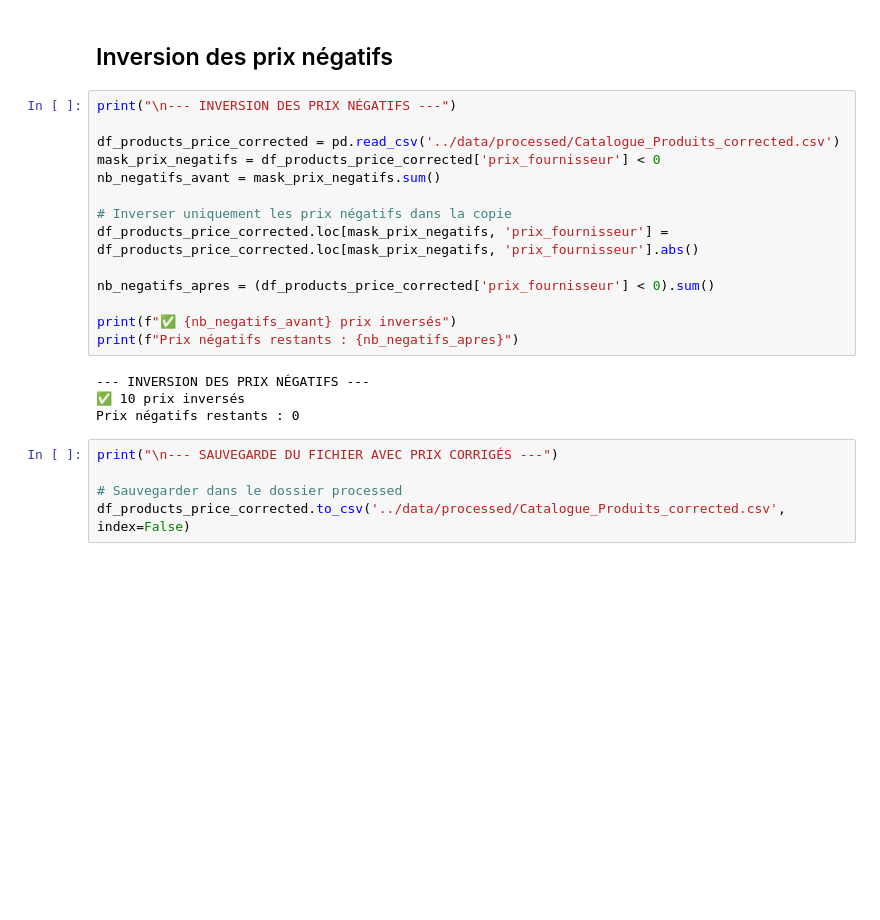
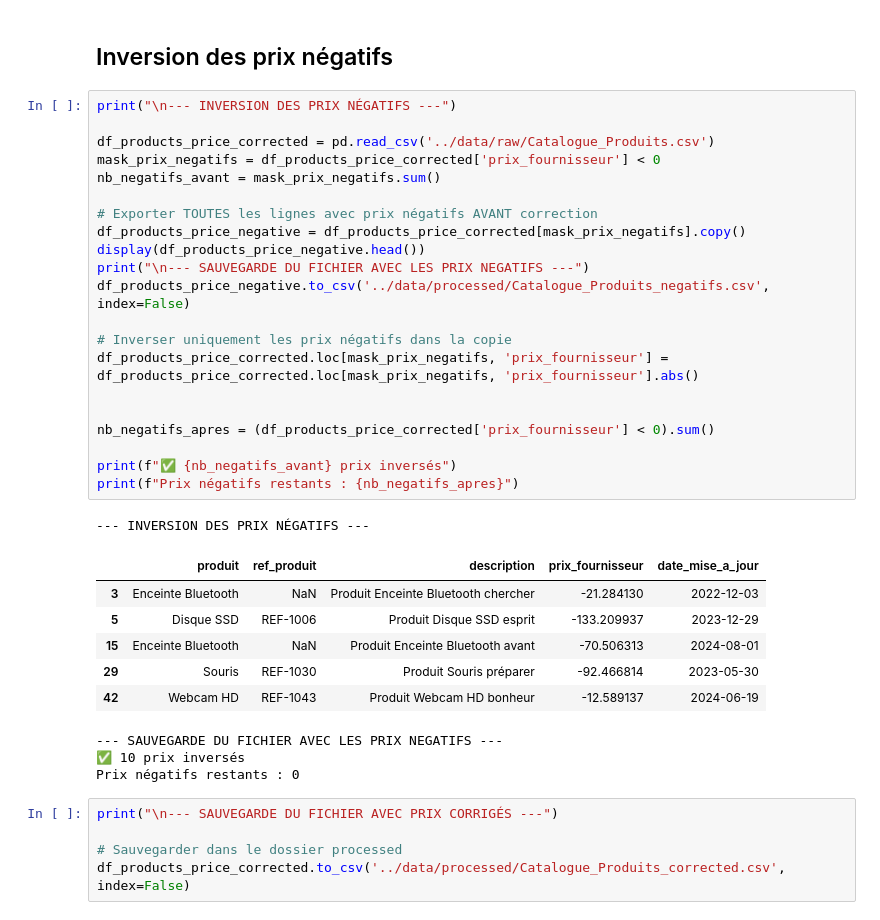
Before and after one commit to Kromaric/data_managment, a Jupyter notebook: notebooks/analyse_produits.ipynb, the cells around one changed output. Drawn from its saved outputs; the diff is of its cells as text; blank space fills up the shorter version.

```diff
--- a/notebooks/analyse_produits.ipynb
+++ b/notebooks/analyse_produits.ipynb
@@ -265,21 +265,35 @@ df_products_index_corrected.to_csv('../data/processed/Catalogue_Produits_correct
 # %%
 print("\n--- INVERSION DES PRIX NÉGATIFS ---")
 
-df_products_price_corrected = pd.read_csv('../data/processed/Catalogue_Produits_corrected.csv')
+df_products_price_corrected = pd.read_csv('../data/raw/Catalogue_Produits.csv')
 mask_prix_negatifs = df_products_price_corrected['prix_fournisseur'] < 0
 nb_negatifs_avant = mask_prix_negatifs.sum()
 
+# Exporter TOUTES les lignes avec prix négatifs AVANT correction
+df_products_price_negative = df_products_price_corrected[mask_prix_negatifs].copy()
+display(df_products_price_negative.head())
+print("\n--- SAUVEGARDE DU FICHIER AVEC LES PRIX NEGATIFS ---")
+df_products_price_negative.to_csv('../data/processed/Catalogue_Produits_negatifs.csv', index=False)
+
 # Inverser uniquement les prix négatifs dans la copie
 df_products_price_corrected.loc[mask_prix_negatifs, 'prix_fournisseur'] = df_products_price_corrected.loc[mask_prix_negatifs, 'prix_fournisseur'].abs()
+
 
 nb_negatifs_apres = (df_products_price_corrected['prix_fournisseur'] < 0).sum()
 
 print(f"✅ {nb_negatifs_avant} prix inversés")
 print(f"Prix négatifs restants : {nb_negatifs_apres}")
 # %% [output]
 --- INVERSION DES PRIX NÉGATIFS ---
-✅ 10 prix inversés
-Prix négatifs restants : 0
+|  | produit | ref_produit | description | prix_fournisseur | date_mise_a_jour |
+| 3 | Enceinte Bluetooth | NaN | Produit Enceinte Bluetooth chercher | -21.284130 | 2022-12-03 |
+| 5 | Disque SSD | REF-1006 | Produit Disque SSD esprit | -133.209937 | 2023-12-29 |
+| 15 | Enceinte Bluetooth | NaN | Produit Enceinte Bluetooth avant | -70.506313 | 2024-08-01 |
+| 29 | Souris | REF-1030 | Produit Souris préparer | -92.466814 | 2023-05-30 |
+| 42 | Webcam HD | REF-1043 | Produit Webcam HD bonheur | -12.589137 | 2024-06-19 |
+--- SAUVEGARDE DU FICHIER AVEC LES PRIX NEGATIFS ---
+✅ 10 prix inversés
+Prix négatifs restants : 0
 # %%
 print("\n--- SAUVEGARDE DU FICHIER AVEC PRIX CORRIGÉS ---")
 
```
Also changed, not shown: parts of 1 cell of this notebook, 4 other files.
